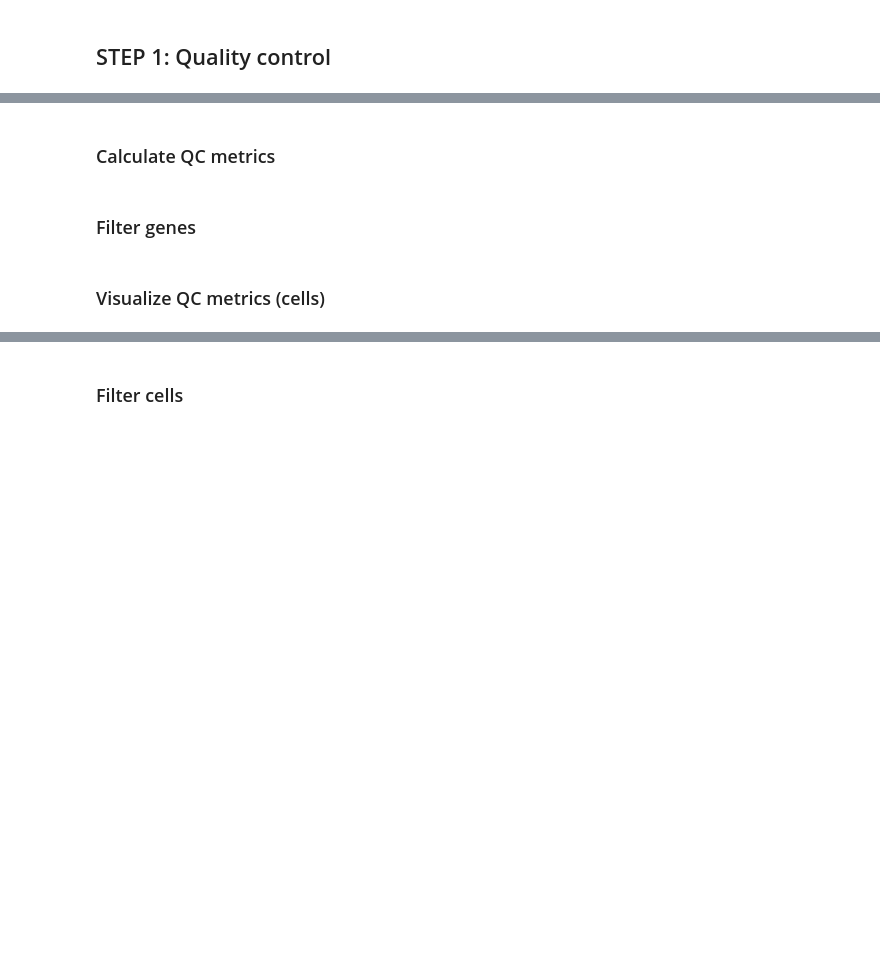
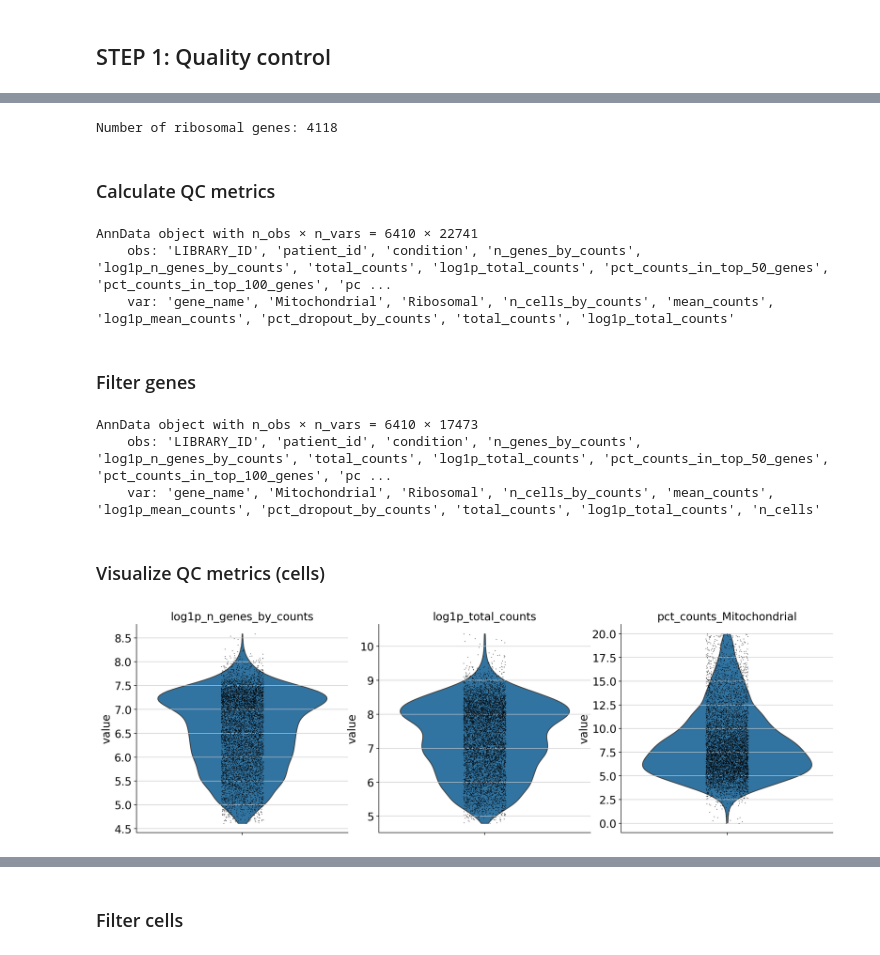
Before and after one commit to charlesrcrain/bms225a, a Jupyter notebook: bms225a_ds_workshop_3_student_notebook_2025.ipynb, the cells around one changed output, grey strips where cells are left out. Cells and saved outputs as stored; diff of their text form; code cells hidden in the pictures; blank space fills up the shorter version.

```diff
--- a/bms225a_ds_workshop_3_student_notebook_2025.ipynb
+++ b/bms225a_ds_workshop_3_student_notebook_2025.ipynb
@@ -65,6 +68,8 @@ print('pandas version:', pd.__version__)
 # %%
 ###################################################### <- this will mark the functions that will change/update adata
 # [🔺] load the AnnData object from the h5ad file (blood_RNA_raw_counts_SCG12)
+
+adata = sc.read_h5ad("blood_RNA_raw_counts_SCG12.h5ad")
 # %%
 # display a summary of AnnData object
 adata
@@ -90,6 +143,8 @@ adata.var_names.str.startswith("MT-")
 ######################################################
 # [🔺] create a new column in adata.var dataframe that indicates if a gene is mitochondrial or not (True if it is / False otherwise)
 # choose an informative name for the new column : )
+
+adata.var["Mitochondrial"] = adata.var_names.str.startswith("MT-")
 # %%
 # verify that the column was added (you can just display the relevant dataframe)
 adata.var.head()
@@ -101,6 +168,13 @@ adata.var.head()
 # %%
 # [🔹] for practice you can also add a column that indicates whether a gene is ribosomal
 # ribosomal genes start with "RP" for human, "Rp" for mouse
+
+adata.var["Ribosomal"] = adata.var_names.str.startswith(("RP", "Rp"))
+adata.var.head()
+rp_genes = adata.var[(adata.var["Ribosomal"] == True)]
+print("Number of ribosomal genes: " + str(rp_genes.shape[0]))
+# %% [output]
+Number of ribosomal genes: 4118
 # %% [markdown]
 ### Calculate QC metrics
 # %%
@@ -114,9 +188,13 @@ adata # lets remind ourseleves about adata, the following command will add a lot
 
 
 
-sc.pp.calculate_qc_metrics(adata, qc_vars=['?????'], inplace=True, log1p=True)
+sc.pp.calculate_qc_metrics(adata, qc_vars=['Mitochondrial'], inplace=True, log1p=True)
 # %%
 adata
+# %% [output]
+AnnData object with n_obs × n_vars = 6410 × 22741
+    obs: 'LIBRARY_ID', 'patient_id', 'condition', 'n_genes_by_counts', 'log1p_n_genes_by_counts', 'total_counts', 'log1p_total_counts', 'pct_counts_in_top_50_genes', 'pct_counts_in_top_100_genes', 'pc ...
+    var: 'gene_name', 'Mitochondrial', 'Ribosomal', 'n_cells_by_counts', 'mean_counts', 'log1p_mean_counts', 'pct_dropout_by_counts', 'total_counts', 'log1p_total_counts'
 # %% [markdown]
 ### Filter genes
 # %%
@@ -125,13 +204,19 @@ adata
 # %%
 adata # notice that the number of genes decreased
+# %% [output]
+AnnData object with n_obs × n_vars = 6410 × 17473
+    obs: 'LIBRARY_ID', 'patient_id', 'condition', 'n_genes_by_counts', 'log1p_n_genes_by_counts', 'total_counts', 'log1p_total_counts', 'pct_counts_in_top_50_genes', 'pct_counts_in_top_100_genes', 'pc ...
+    var: 'gene_name', 'Mitochondrial', 'Ribosomal', 'n_cells_by_counts', 'mean_counts', 'log1p_mean_counts', 'pct_dropout_by_counts', 'total_counts', 'log1p_total_counts', 'n_cells'
 # %% [markdown]
 ### Visualize QC metrics (cells)
 # %%
 sc.pl.violin(
     adata,
-    keys = ["log1p_n_genes_by_counts", "log1p_total_counts", "pct_counts_mt"],
+    keys = ["log1p_n_genes_by_counts", "log1p_total_counts", "pct_counts_Mitochondrial"],
     jitter=0.1,
     multi_panel=True,
     size=1
 )
+# %% [output]
+[figure, added]
 # %%
```
Also changed, not shown: parts of 48 cells of this notebook.
